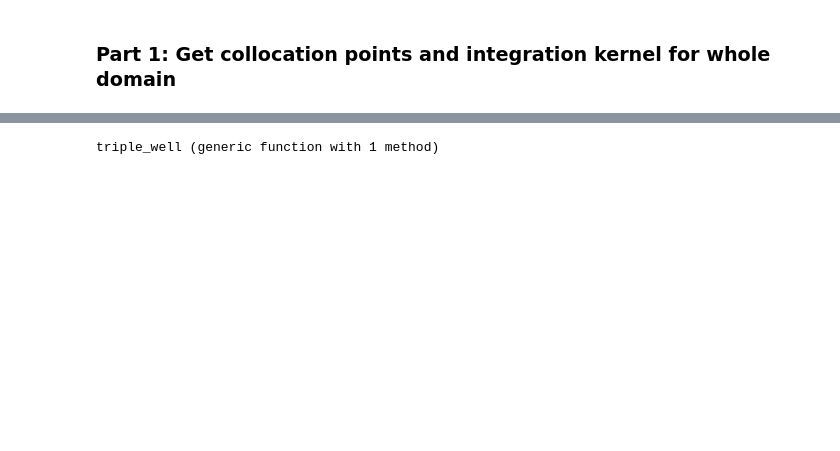
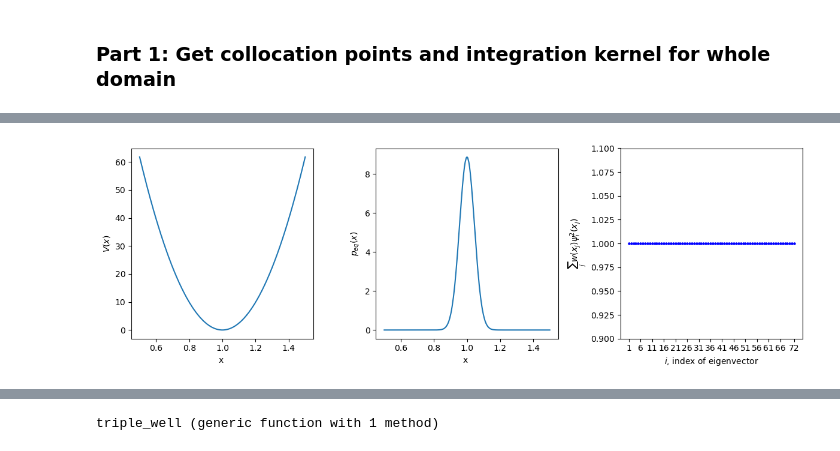
Before and after one commit to yizaochen/Alphabeta, a Jupyter notebook: notebooks/fem_eigendecompose_numerical_unstable.ipynb, the cells around one changed output, grey strips where cells are left out. Cells and saved outputs as stored; diff of their text form; code cells hidden in the pictures; blank space fills up the shorter version.

```diff
--- a/notebooks/fem_eigendecompose_numerical_unstable.ipynb
+++ b/notebooks/fem_eigendecompose_numerical_unstable.ipynb
@@ -55,3 +53,34 @@ LQ, Qx, rho = fem_solve_eigen_by_pref(Nh, Np, xratio, xavg, rho_eq .* rho_eq, D,
+# %%
+innerprod_xarray = 1:Nv
+innerprod_array = zeros(Nv)
+for eigv_id = 1:Nv
+    innerprod_array[eigv_id] = sum(w0 .* Qx[:, eigv_id] .* Qx[:, eigv_id])
+end
+# %%
+fig, axes = plt.subplots(ncols=3, nrows=1, figsize=(12, 4))
+
+ax = axes[1]
+ax.plot(xref, V_eq)
+ax.set_xlabel("x ")
+ax.set_ylabel("\$ V(x) \$")
+
+ax = axes[2]
+ax.plot(xref, rho_eq .* rho_eq)
+ax.set_xlabel("x ")
+ax.set_ylabel("\$ p_{eq}(x) \$")
+
+ax = axes[3]
+ax.scatter(innerprod_xarray, innerprod_array, s=5, color="blue")
+ax.set_ylim(0.9, 1.1)
+ax.set_xticks([1,6,11,16,21,26,31,36,41,46,51,56,61,66,72])
+ax.set_xlabel("\$i\$, index of eigenvector")
+ax.set_ylabel("\$ \\sum_{j} w(x_j)\\psi^2_i(x_j) \$")
+
+plt.tight_layout()
+#plt.savefig("single_well_1.pdf")
+plt.show()
+# %% [output]
+[figure, added]
 # %%
 fig, axes = plt.subplots(nrows=3, ncols=4, figsize=(16,12))
 
```
Also changed, not shown: parts of 19 cells of this notebook, 7 other files.
